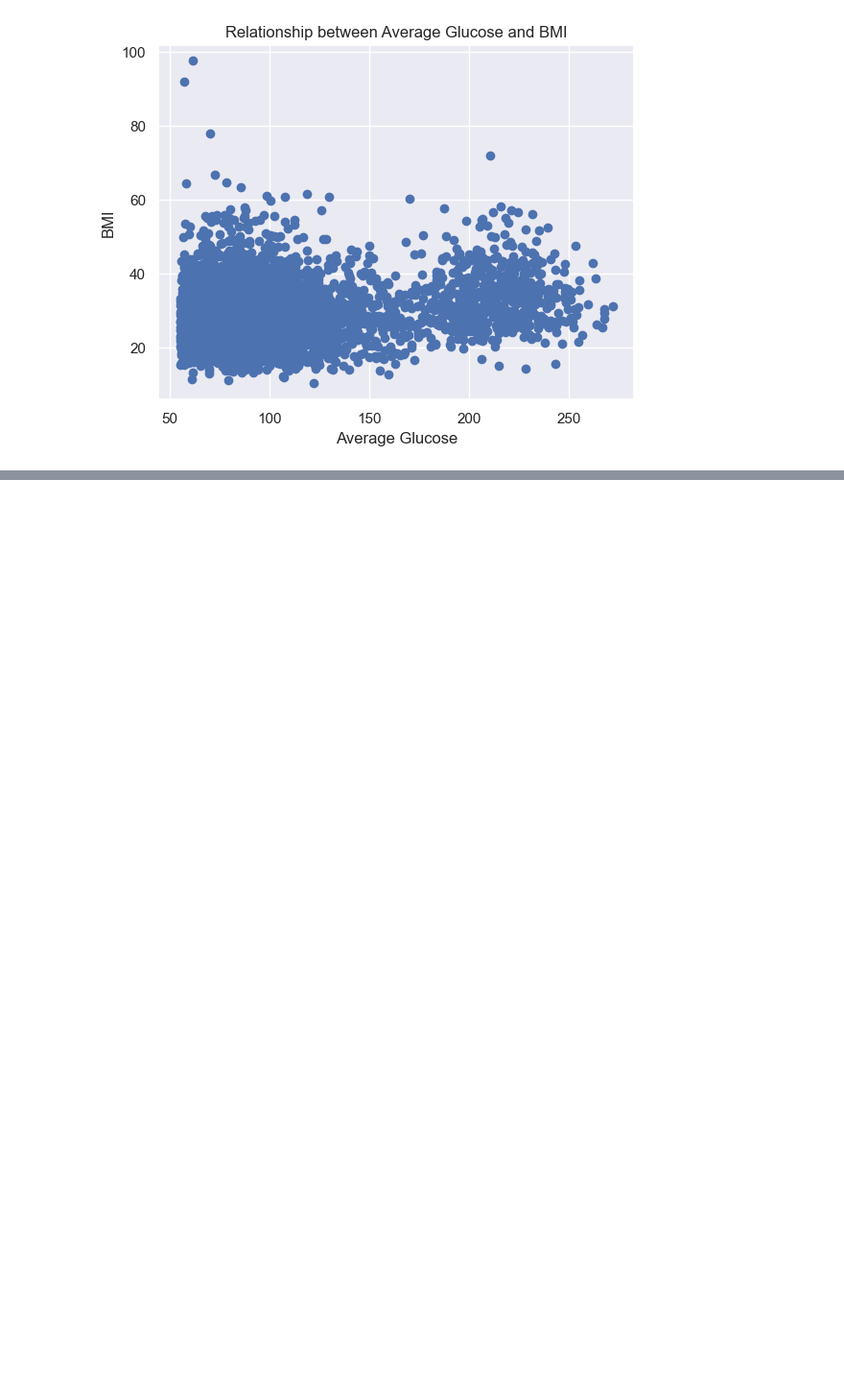
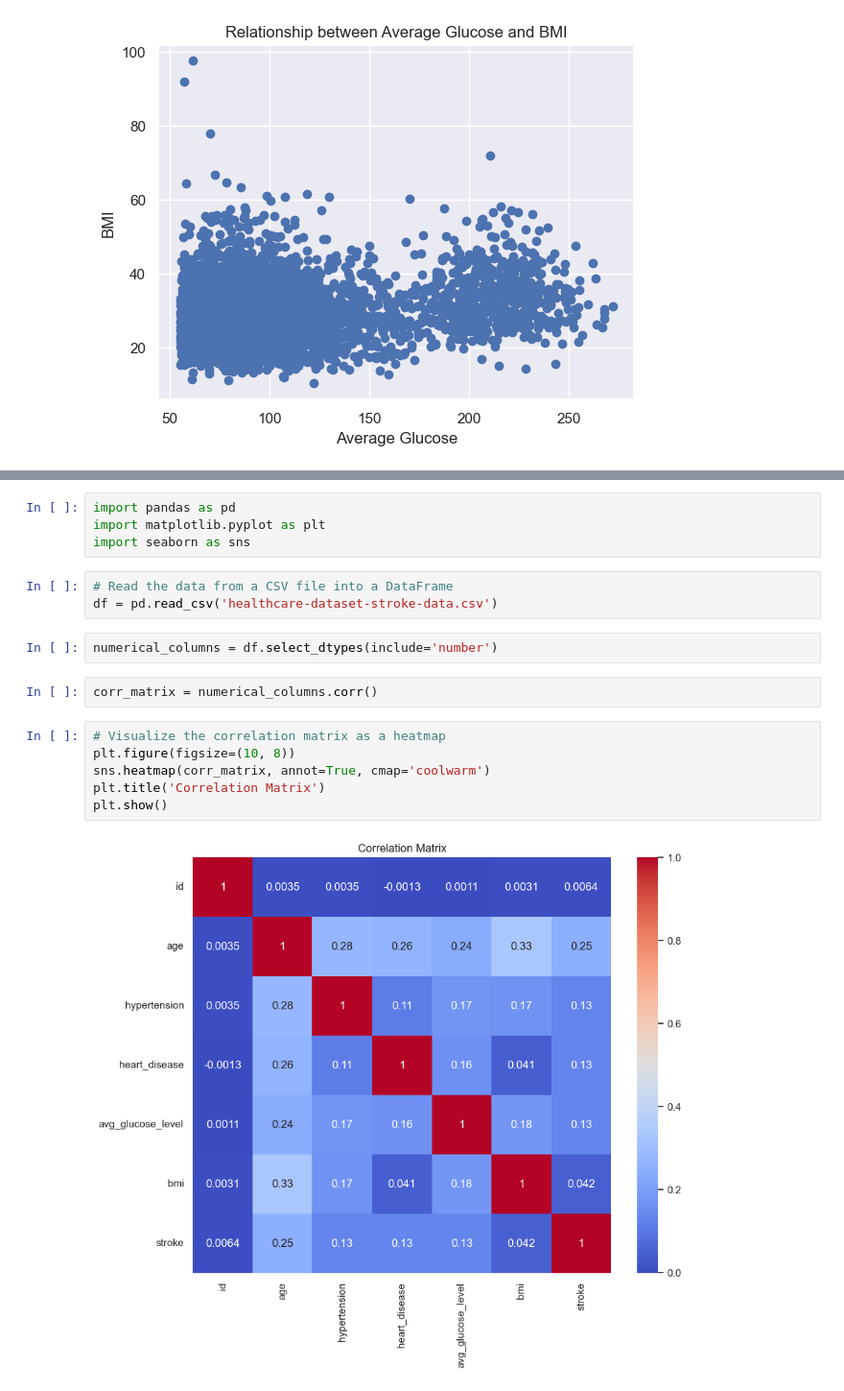
Before and after one commit to sprasamedia/jupyter-practice, a Jupyter notebook: jupyter1.ipynb, the cells around one changed output, grey strips where cells are left out. Shown at 96% size. Drawn from its saved outputs; the diff is of its cells as text; blank space fills up the shorter version.

```diff
--- a/jupyter1.ipynb
+++ b/jupyter1.ipynb
@@ -110,0 +123,19 @@ plt.show()
+# %%
+import pandas as pd
+import matplotlib.pyplot as plt
+import seaborn as sns
+# %%
+# Read the data from a CSV file into a DataFrame
+df = pd.read_csv('healthcare-dataset-stroke-data.csv')
+# %%
+numerical_columns = df.select_dtypes(include='number')
+# %%
+corr_matrix = numerical_columns.corr()
+# %%
+# Visualize the correlation matrix as a heatmap
+plt.figure(figsize=(10, 8))
+sns.heatmap(corr_matrix, annot=True, cmap='coolwarm')
+plt.title('Correlation Matrix')
+plt.show()
+# %% [output]
+[figure, added]
```
Also changed, not shown: parts of 17 cells of this notebook.
